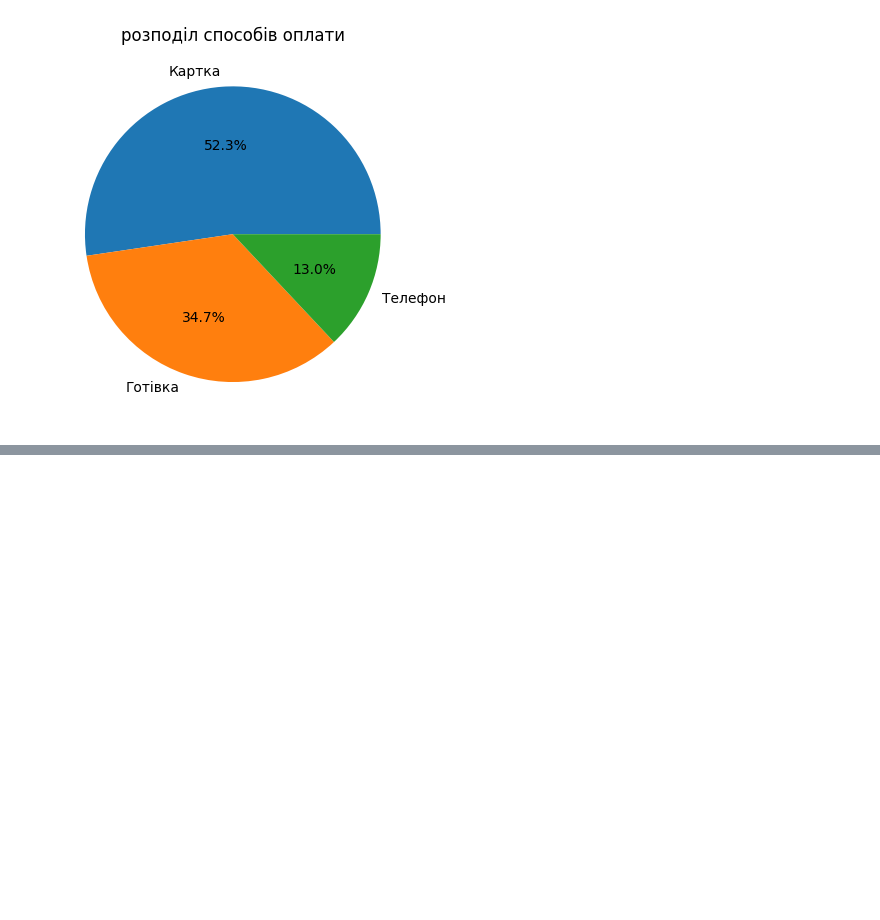
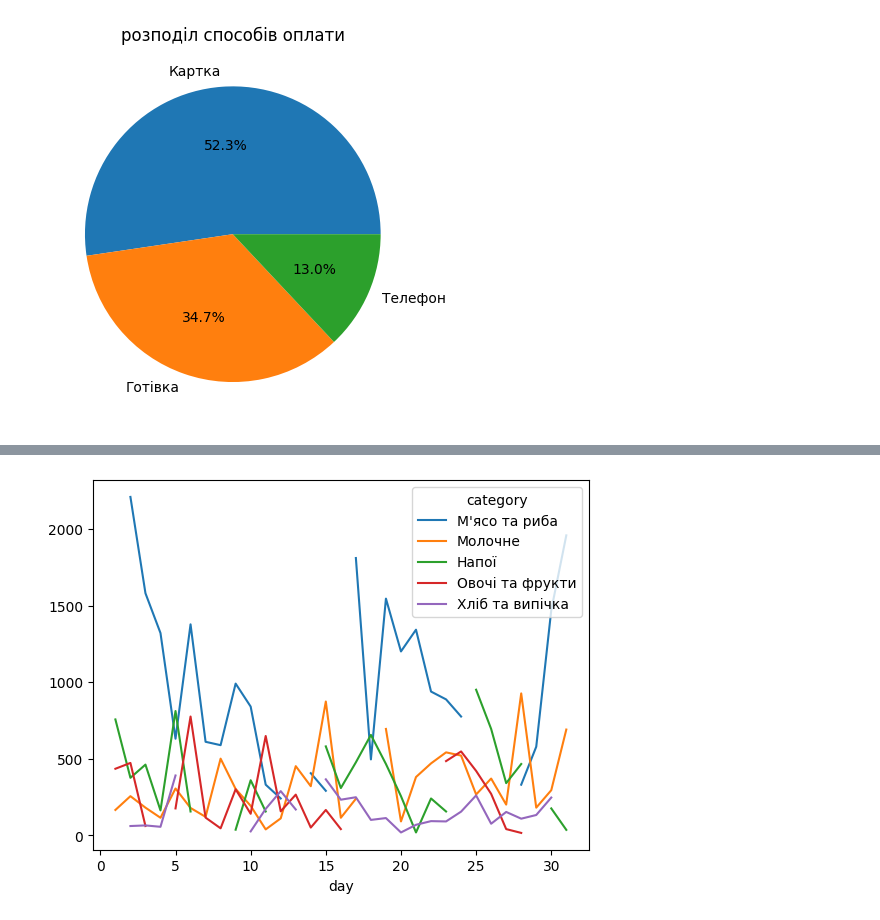
Before and after one commit to edik06031-rgb/DTA_2026, a Jupyter notebook: project_store_sales_analysis/store_sales_analysis.ipynb, the cells around one changed output, grey strips where cells are left out. Saved outputs shown, nothing was run; the diff lists cells and outputs as text; code cells hidden in the pictures; blank space fills up the shorter version.

```diff
--- a/project_store_sales_analysis/store_sales_analysis.ipynb
+++ b/project_store_sales_analysis/store_sales_analysis.ipynb
@@ -694,0 +712,7 @@ plt.show()
+# %%
+#df.groupby('day')['total_uah'].sum().plot(kind='line'
+
+df.groupby(['day','category'])['total_uah'].sum().unstack().plot(kind='line')
+plt.show()
+# %% [output]
+[figure, added]
```
Also changed, not shown: parts of 10 cells of this notebook.
